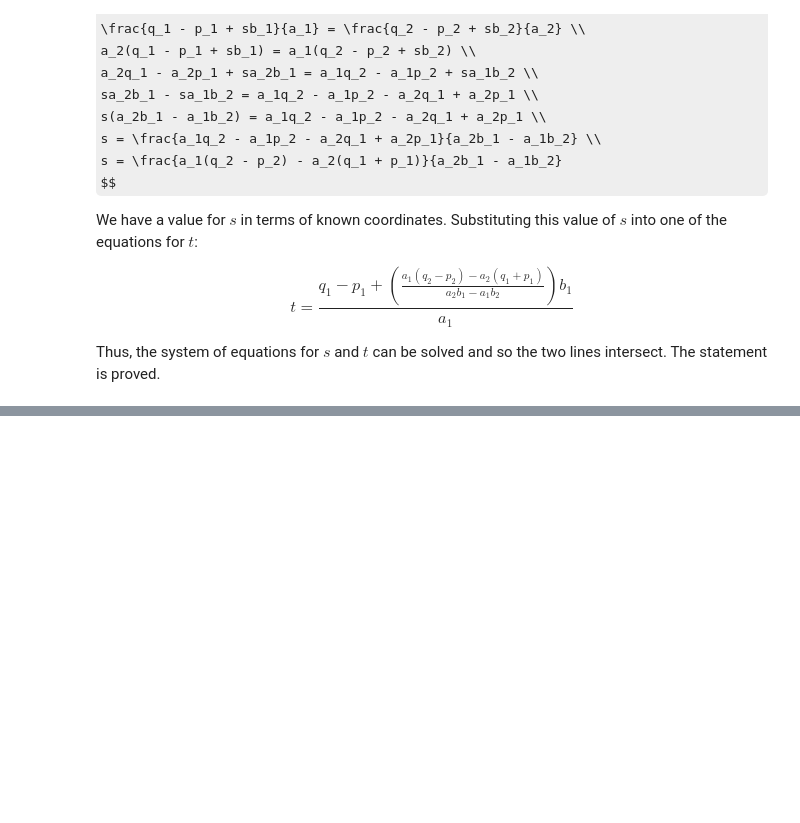
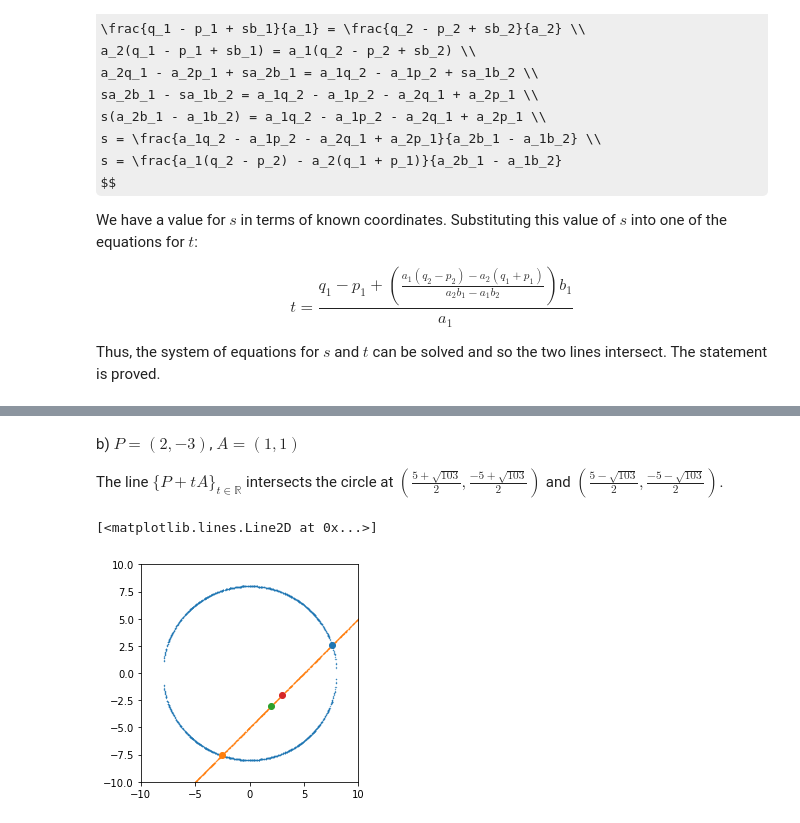
Before and after one commit to zackads/basic-mathematics, a Jupyter notebook: chapter-10-segments-rays-and-lines/3-lines.ipynb, the cells around one changed output, grey strips where cells are left out. Saved outputs shown, nothing was run; the diff lists cells and outputs as text; code cells hidden in the pictures; some formulas as TeX source; blank space fills up the shorter version.

```diff
--- a/chapter-10-segments-rays-and-lines/3-lines.ipynb
+++ b/chapter-10-segments-rays-and-lines/3-lines.ipynb
@@ -105,0 +181,26 @@ Thus, the system of equations for $s$ and $t$ can be solved and so the two lines
+# %% [markdown]
+b) $P = (2, -3)$, $A = (1, 1)$
+
+The line $\{P + tA\}_{t \in \mathbb{R}}$ intersects the circle at $(\frac{5+\sqrt{103}}{2}, \frac{-5 + \sqrt{103}}{2})$ and $(\frac{5 - \sqrt{103}}{2}, \frac{-5 - \sqrt{103}}{2})$.
+# %%
+# (b)
+C = circle(8)
+P = (2, -3)
+A = (1, 1)
+L = line(P, A, upper=10, lower=-10)
+I_1 = ((5 + sqrt(103)) / 2, (-5 + sqrt(103)) / 2)
+I_2 = ((5 - sqrt(103)) / 2, (-5 - sqrt(103)) / 2)
+
+plt.gca().set_aspect('equal')
+plt.xlim([-10, 10])
+plt.ylim([-10, 10])
+
+plt.scatter(*zip(*C), s=0.1)
+plt.scatter(*zip(*L), s=0.1)
+plt.plot(*I_1, 'o')
+plt.plot(*I_2, 'o')
+plt.plot(*P, 'o')
+plt.plot(*add(P, A), 'o')
+# %% [output]
+[<matplotlib.lines.Line2D at 0x...>]
+[figure, added]
```
Also changed, not shown: parts of 7 cells of this notebook, 1 other file.
